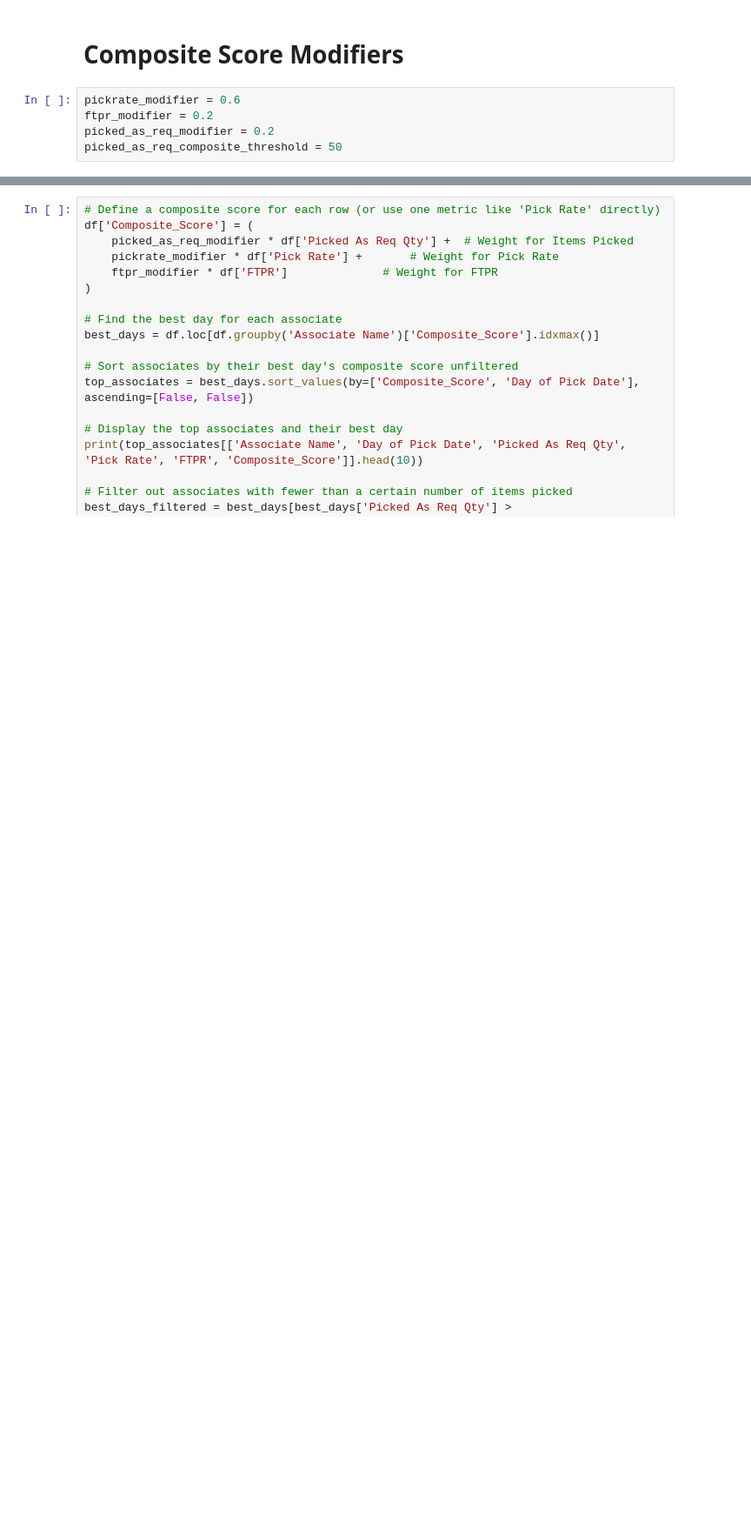
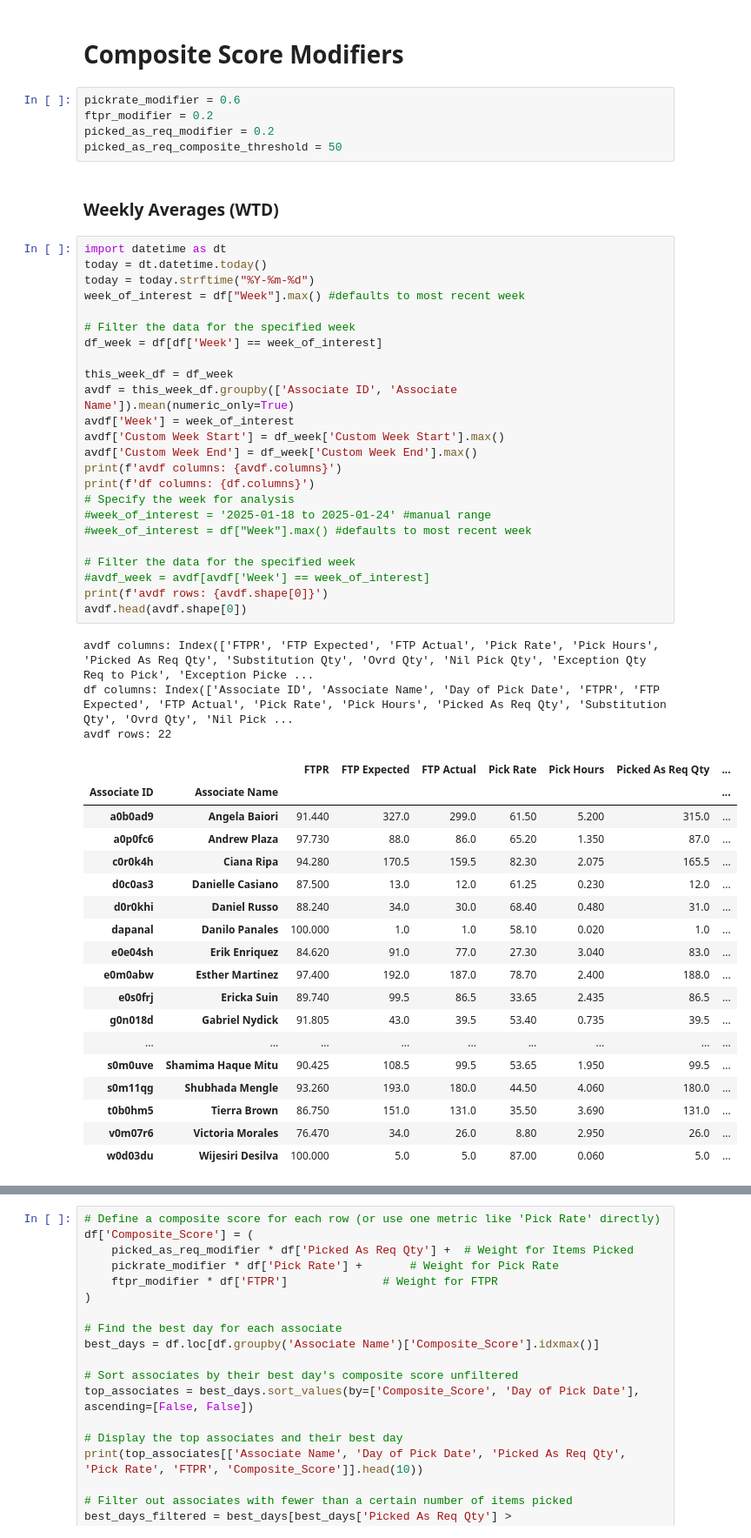
Before and after one commit to toogoodbruh/WalmartMetrics, a Jupyter notebook: WalmartAssociateMetrics.ipynb, the cells around one changed output, grey strips where cells are left out. Shown at 87% size. Saved outputs shown, nothing was run; the diff lists cells and outputs as text; blank space fills up the shorter version.

```diff
--- a/WalmartAssociateMetrics.ipynb
+++ b/WalmartAssociateMetrics.ipynb
@@ -1065,3 +1065,51 @@ pickrate_modifier = 0.6
 ftpr_modifier = 0.2
 picked_as_req_modifier = 0.2
 picked_as_req_composite_threshold = 50
+# %% [markdown]
+<h3>Weekly Averages (WTD)</h3>
+# %%
+import datetime as dt
+today = dt.datetime.today()
+today = today.strftime("%Y-%m-%d")
+week_of_interest = df["Week"].max() #defaults to most recent week
+
+# Filter the data for the specified week
+df_week = df[df['Week'] == week_of_interest]
+
+this_week_df = df_week
+avdf = this_week_df.groupby(['Associate ID', 'Associate Name']).mean(numeric_only=True)
+avdf['Week'] = week_of_interest
+avdf['Custom Week Start'] = df_week['Custom Week Start'].max()
+avdf['Custom Week End'] = df_week['Custom Week End'].max()
+print(f'avdf columns: {avdf.columns}')
+print(f'df columns: {df.columns}')
+# Specify the week for analysis
+#week_of_interest = '2025-01-18 to 2025-01-24' #manual range
+#week_of_interest = df["Week"].max() #defaults to most recent week
+
+# Filter the data for the specified week
+#avdf_week = avdf[avdf['Week'] == week_of_interest]
+print(f'avdf rows: {avdf.shape[0]}')
+avdf.head(avdf.shape[0])
+# %% [output]
+avdf columns: Index(['FTPR', 'FTP Expected', 'FTP Actual', 'Pick Rate', 'Pick Hours', 'Picked As Req Qty', 'Substitution Qty', 'Ovrd Qty', 'Nil Pick Qty', 'Exception Qty Req to Pick', 'Exception Picke ...
+df columns: Index(['Associate ID', 'Associate Name', 'Day of Pick Date', 'FTPR', 'FTP Expected', 'FTP Actual', 'Pick Rate', 'Pick Hours', 'Picked As Req Qty', 'Substitution Qty', 'Ovrd Qty', 'Nil Pick ...
+avdf rows: 22
+|  |  | FTPR | FTP Expected | FTP Actual | Pick Rate | Pick Hours | Picked As Req Qty | ... |
+| Associate ID | Associate Name |  |  |  |  |  |  | ... |
+| a0b0ad9 | Angela Baiori | 91.440 | 327.0 | 299.0 | 61.50 | 5.200 | 315.0 | ... |
+| a0p0fc6 | Andrew Plaza | 97.730 | 88.0 | 86.0 | 65.20 | 1.350 | 87.0 | ... |
+| c0r0k4h | Ciana Ripa | 94.280 | 170.5 | 159.5 | 82.30 | 2.075 | 165.5 | ... |
+| d0c0as3 | Danielle Casiano | 87.500 | 13.0 | 12.0 | 61.25 | 0.230 | 12.0 | ... |
+| d0r0khi | Daniel Russo | 88.240 | 34.0 | 30.0 | 68.40 | 0.480 | 31.0 | ... |
+| dapanal | Danilo Panales | 100.000 | 1.0 | 1.0 | 58.10 | 0.020 | 1.0 | ... |
+| e0e04sh | Erik Enriquez | 84.620 | 91.0 | 77.0 | 27.30 | 3.040 | 83.0 | ... |
+| e0m0abw | Esther Martinez | 97.400 | 192.0 | 187.0 | 78.70 | 2.400 | 188.0 | ... |
+| e0s0frj | Ericka Suin | 89.740 | 99.5 | 86.5 | 33.65 | 2.435 | 86.5 | ... |
+| g0n018d | Gabriel Nydick | 91.805 | 43.0 | 39.5 | 53.40 | 0.735 | 39.5 | ... |
+| ... | ... | ... | ... | ... | ... | ... | ... | ... |
+| s0m0uve | Shamima Haque Mitu | 90.425 | 108.5 | 99.5 | 53.65 | 1.950 | 99.5 | ... |
+| s0m11qg | Shubhada Mengle | 93.260 | 193.0 | 180.0 | 44.50 | 4.060 | 180.0 | ... |
+| t0b0hm5 | Tierra Brown | 86.750 | 151.0 | 131.0 | 35.50 | 3.690 | 131.0 | ... |
+| v0m07r6 | Victoria Morales | 76.470 | 34.0 | 26.0 | 8.80 | 2.950 | 26.0 | ... |
+| w0d03du | Wijesiri Desilva | 100.000 | 5.0 | 5.0 | 87.00 | 0.060 | 5.0 | ... |
```
Also changed, not shown: parts of 23 cells of this notebook.
